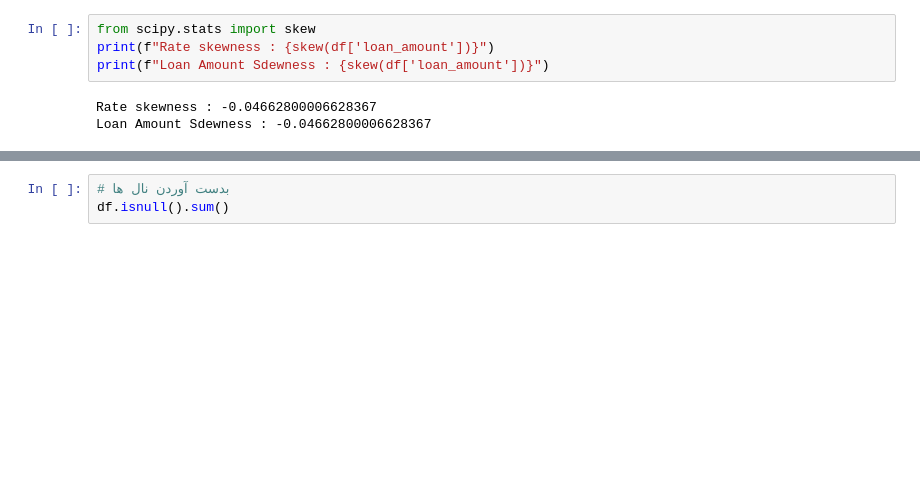
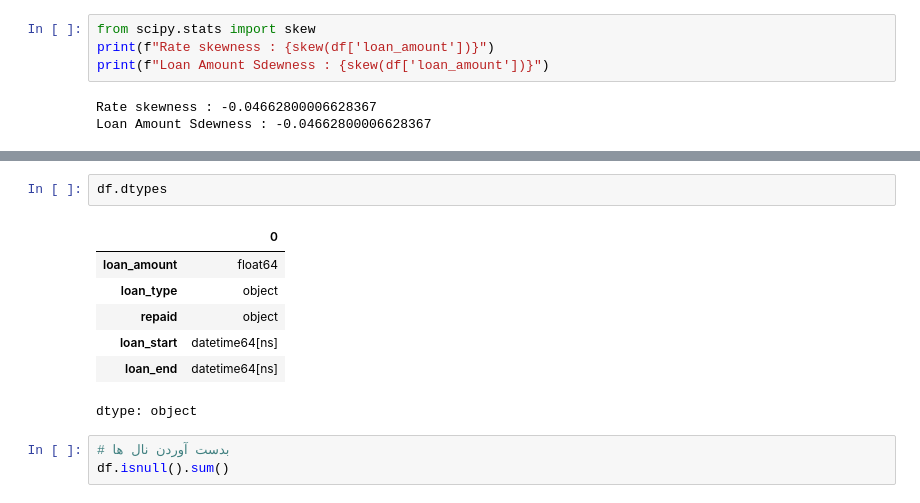
Before and after one commit to Artificial-i/-1-5, a Jupyter notebook: Untitled0.ipynb, the cells around one changed output, grey strips where cells are left out. Drawn from its saved outputs; the diff is of its cells as text; blank space fills up the shorter version.

```diff
--- a/Untitled0.ipynb
+++ b/Untitled0.ipynb
@@ -626,3 +668,13 @@ Loan Amount Sdewness : -0.04662800006628367
+# %%
+df.dtypes
+# %% [output]
+|  | 0 |
+| loan_amount | float64 |
+| loan_type | object |
+| repaid | object |
+| loan_start | datetime64[ns] |
+| loan_end | datetime64[ns] |
+dtype: object
 # %%
 # بدست آوردن نال ها
 df.isnull().sum()
```
Also changed, not shown: parts of 5 cells of this notebook.
